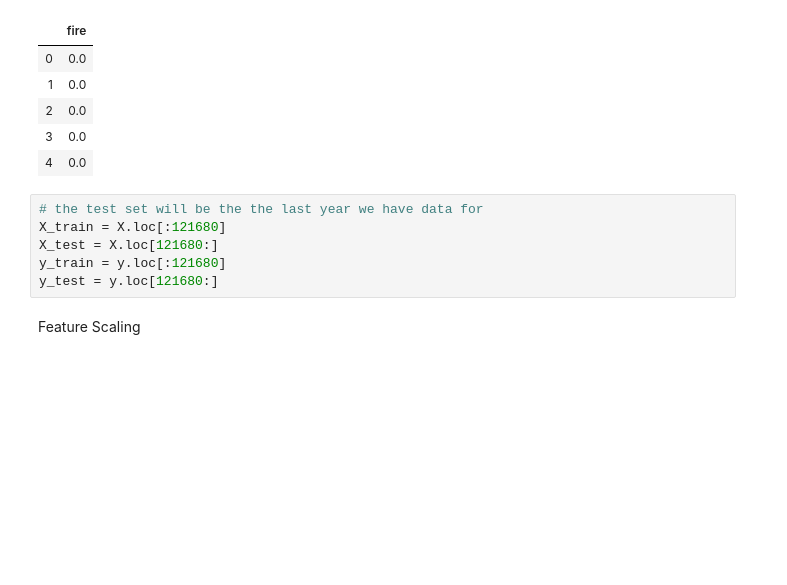
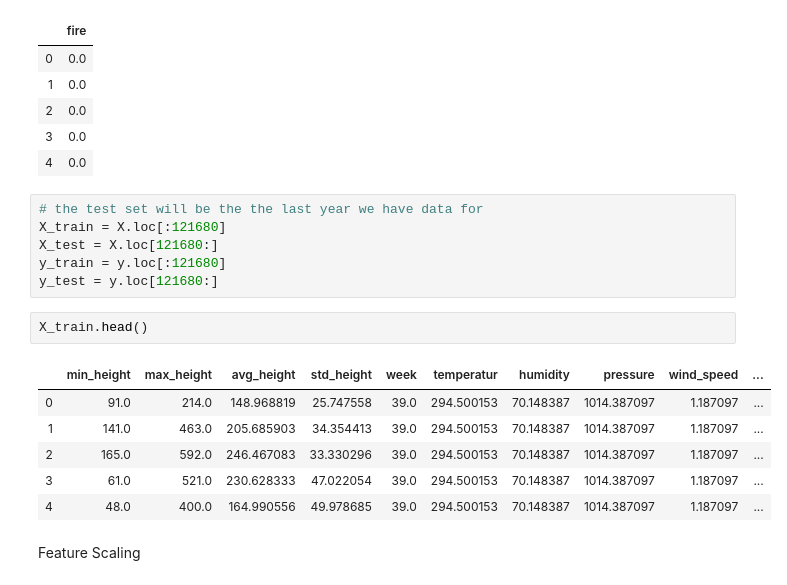
Before and after one commit to noamzimran/Wildfire-prediction, a Jupyter notebook: machine_learning.ipynb, the cells around one changed output. Cells and saved outputs as stored; diff of their text form; blank space fills up the shorter version.

```diff
--- a/machine_learning.ipynb
+++ b/machine_learning.ipynb
@@ -76,6 +76,15 @@ X_train = X.loc[:121680]
 X_test = X.loc[121680:]
 y_train = y.loc[:121680]
 y_test = y.loc[121680:]
+# %%
+X_train.head()
+# %% [output]
+|  | min_height | max_height | avg_height | std_height | week | temperatur | humidity | pressure | wind_speed | ... |
+| 0 | 91.0 | 214.0 | 148.968819 | 25.747558 | 39.0 | 294.500153 | 70.148387 | 1014.387097 | 1.187097 | ... |
+| 1 | 141.0 | 463.0 | 205.685903 | 34.354413 | 39.0 | 294.500153 | 70.148387 | 1014.387097 | 1.187097 | ... |
+| 2 | 165.0 | 592.0 | 246.467083 | 33.330296 | 39.0 | 294.500153 | 70.148387 | 1014.387097 | 1.187097 | ... |
+| 3 | 61.0 | 521.0 | 230.628333 | 47.022054 | 39.0 | 294.500153 | 70.148387 | 1014.387097 | 1.187097 | ... |
+| 4 | 48.0 | 400.0 | 164.990556 | 49.978685 | 39.0 | 294.500153 | 70.148387 | 1014.387097 | 1.187097 | ... |
 # %% [markdown]
 Feature Scaling
 # %%
```
Also changed, not shown: parts of 3 cells of this notebook.
